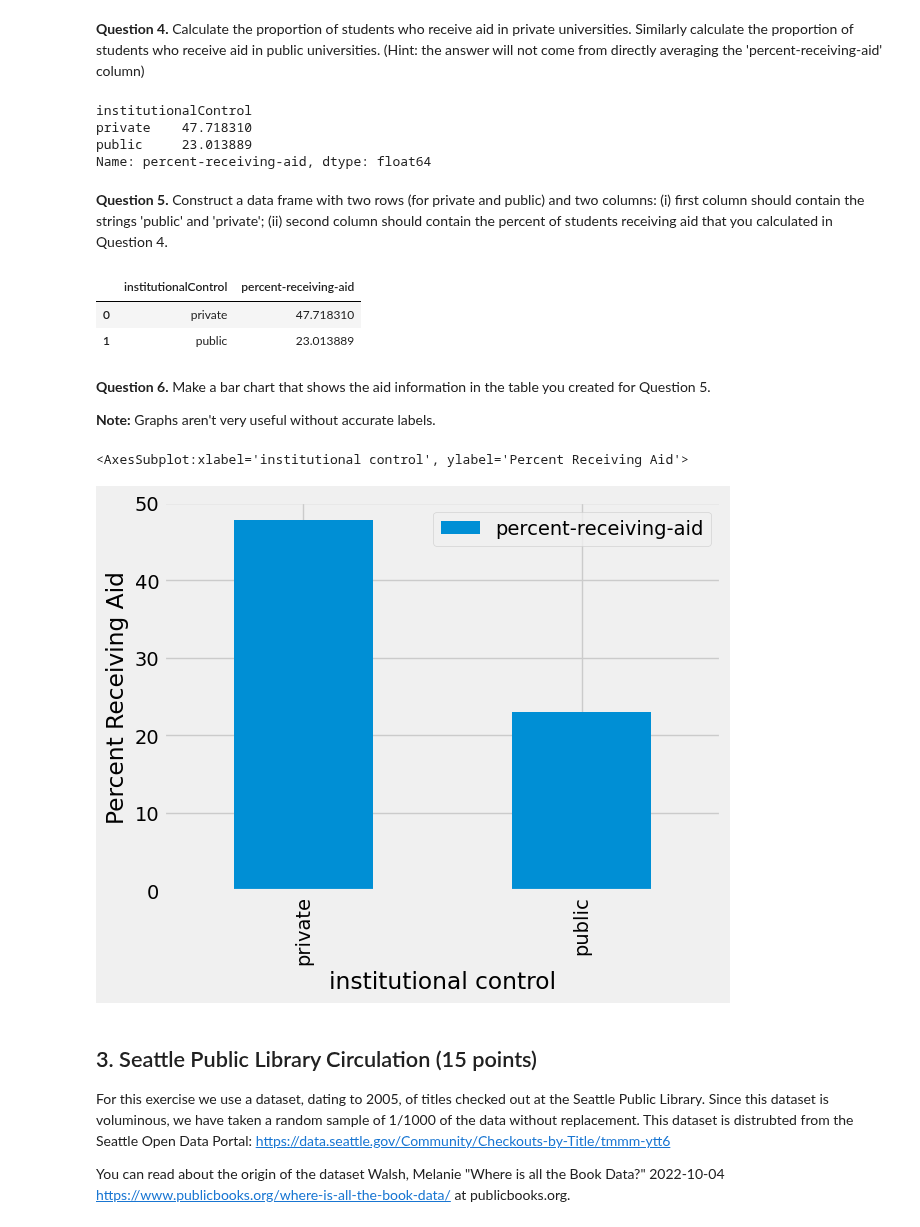
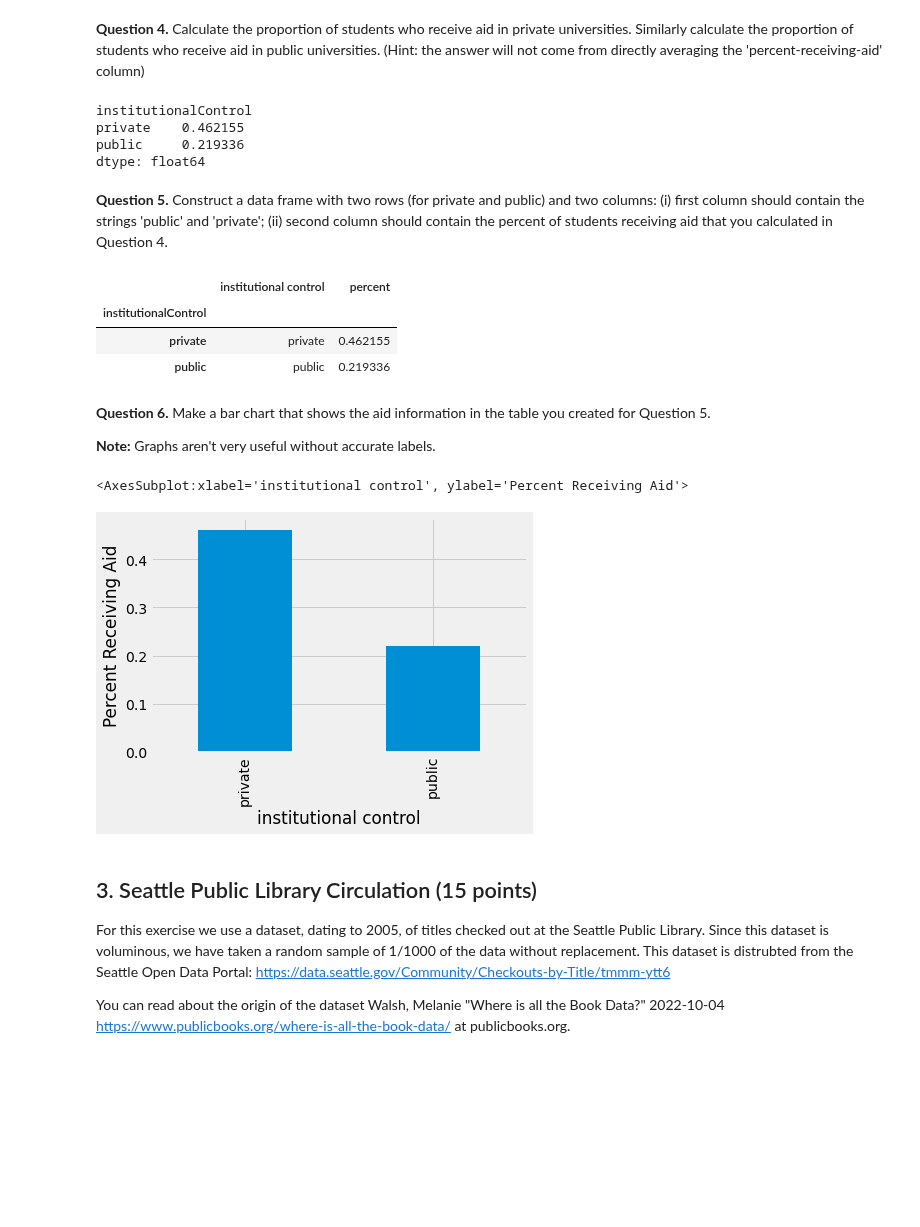
Before and after one commit to mattzhao-R/data-118, a Jupyter notebook: hw/HW03_FALL22.ipynb, the cells around one changed output. Cells and saved outputs as stored; diff of their text form; code cells hidden in the pictures; blank space fills up the shorter version.

```diff
--- a/hw/HW03_FALL22.ipynb
+++ b/hw/HW03_FALL22.ipynb
@@ -197,36 +216,41 @@ It appears that generally as average SAT score increases, cost-after-aid decreas
 Note that this dataset has missing data points (for example, not all colleges report the percentage of students who receive aid), and the table you created has eliminated the colleges with no information on aid.
 # %%
 aid_df=colleges_df[colleges_df['percent-receiving-aid']>0]
+aid_df=aid_df[~pd.isnull(aid_df['percent-receiving-aid'])]
 # %% [markdown]
 **Question 4.**  Calculate the proportion of students who receive aid in private universities. Similarly calculate the
 proportion of students who receive aid in public universities. (Hint: the answer will not come from directly averaging  the 'percent-receiving-aid' column)
 # %%
 # use this cell to write the code that will output the two numbers
-aid_df.groupby('institutionalControl')['percent-receiving-aid'].mean()
+
+aid_df['aid_count'] = aid_df['percent-receiving-aid'] / 100 * aid_df['enrollment']
+by_instit = aid_df.groupby('institutionalControl').sum()
+percent_aid = by_instit['aid_count'] / by_instit['enrollment']
+pd.DataFrame(percent_aid).reset_index(inplace=True)
+percent_aid
 # %% [output]
 institutionalControl
-private    47.718310
-public     23.013889
-Name: percent-receiving-aid, dtype: float64
+private    0.462155
+public     0.219336
+dtype: float64
 # %% [markdown]
 **Question 5.** Construct a data frame with two rows (for private and public) and two columns: (i) first column should contain the strings 'public' and 'private'; (ii) second column should contain the percent of students receiving aid that you calculated in Question 4.
-# %%
-temp = pd.Series(aid_df.groupby('institutionalControl')['percent-receiving-aid'].mean())
-df_5 = temp.reset_index()
-df_5
-# %% [output]
-|  | institutionalControl | percent-receiving-aid |
-| 0 | private | 47.718310 |
-| 1 | public | 23.013889 |
+# %%
+pd.DataFrame({'institutional control':percent_aid.index,'percent':percent_aid})
+# %% [output]
+|  | institutional control | percent |
+| institutionalControl |  |  |
+| private | private | 0.462155 |
+| public | public | 0.219336 |
 # %% [markdown]
 **Question 6.** Make a bar chart that shows the aid information in the table you created for  Question 5.
 
 **Note:** Graphs aren't very useful without accurate labels.
 # %%
-df_5.plot.bar(x = 'institutionalControl',xlabel = 'institutional control',ylabel = 'Percent Receiving Aid')
+percent_aid.plot.bar(x = 'institutional control',xlabel = 'institutional control',ylabel = 'Percent Receiving Aid')
 # %% [output]
 <AxesSubplot:xlabel='institutional control', ylabel='Percent Receiving Aid'>
-[figure, old version]
+[figure, new version]
 # %% [markdown]
 ## 3. Seattle Public Library Circulation (15 points)
 For this exercise we use a dataset, dating to 2005, of titles checked out at the Seattle Public Library. Since this dataset is voluminous, we have taken a random sample of 1/1000 of the data without replacement.   This dataset is distrubted from the Seattle Open Data Portal:
```
Also changed, not shown: parts of 16 cells of this notebook.
